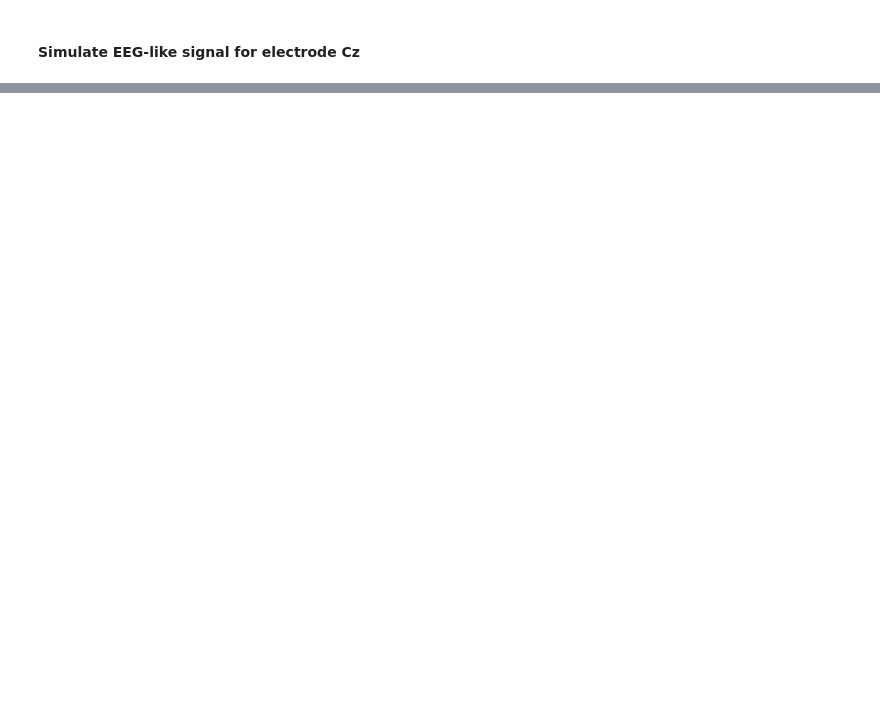
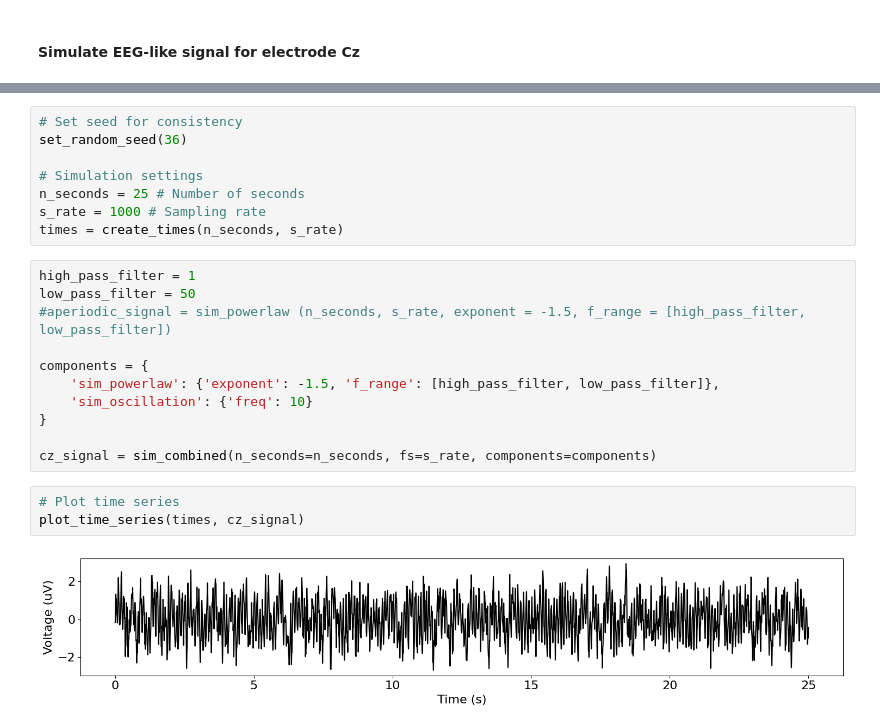
Before and after one commit to chloehooper18/DissertationSimulations, a Jupyter notebook: 02 Simulations 1ppt/01_Cz_Simulation.ipynb, the cells around one changed output, grey strips where cells are left out. Drawn from its saved outputs; the diff is of its cells as text; blank space fills up the shorter version.

```diff
--- a/02 Simulations 1ppt/01_Cz_Simulation.ipynb
+++ b/02 Simulations 1ppt/01_Cz_Simulation.ipynb
@@ -75,0 +73,24 @@ WARNING: Lower-bound peak width limit is < or ~= the frequency resolution: 0.50
+# %%
+# Set seed for consistency
+set_random_seed(36)
+
+# Simulation settings
+n_seconds = 25 # Number of seconds
+s_rate = 1000 # Sampling rate
+times = create_times(n_seconds, s_rate)
+# %%
+high_pass_filter = 1
+low_pass_filter = 50
+#aperiodic_signal = sim_powerlaw (n_seconds, s_rate, exponent = -1.5, f_range = [high_pass_filter, low_pass_filter])
+
+components = {
+    'sim_powerlaw': {'exponent': -1.5, 'f_range': [high_pass_filter, low_pass_filter]},
+    'sim_oscillation': {'freq': 10}
+}
+
+cz_signal = sim_combined(n_seconds=n_seconds, fs=s_rate, components=components)
+# %%
+# Plot time series
+plot_time_series(times, cz_signal)
+# %% [output]
+[figure, added]
```
Also changed, not shown: parts of 8 cells of this notebook.
